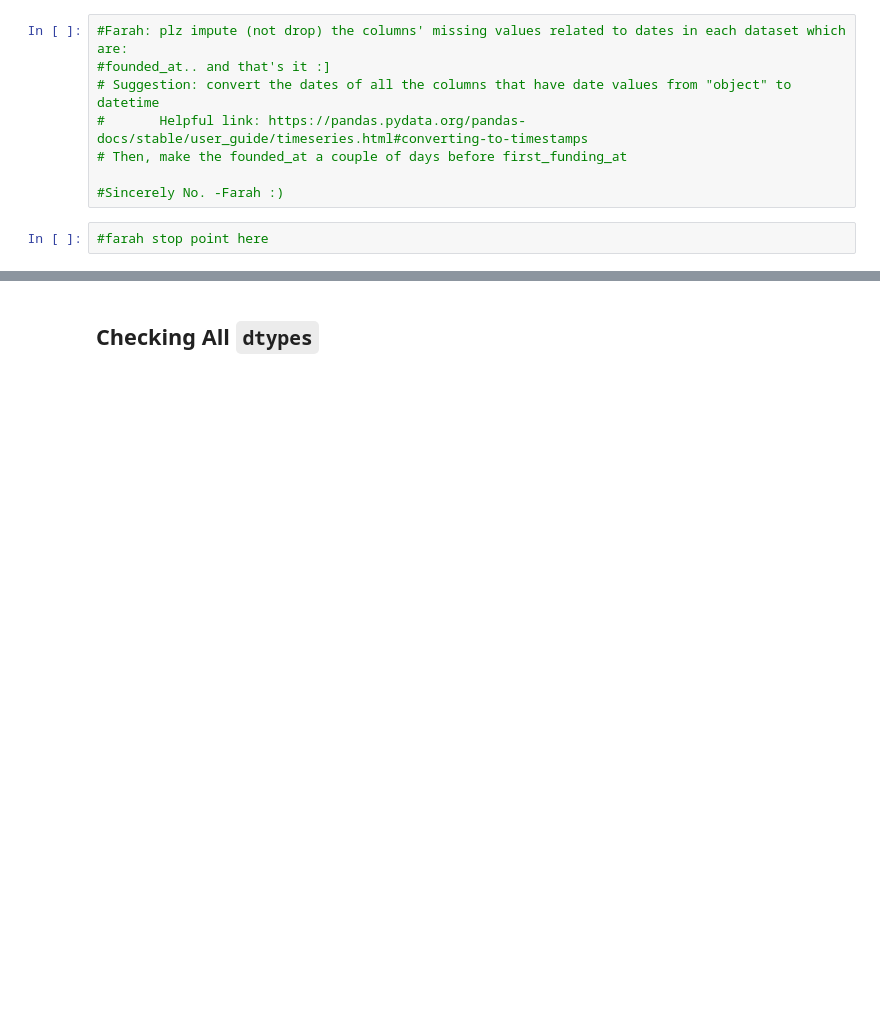
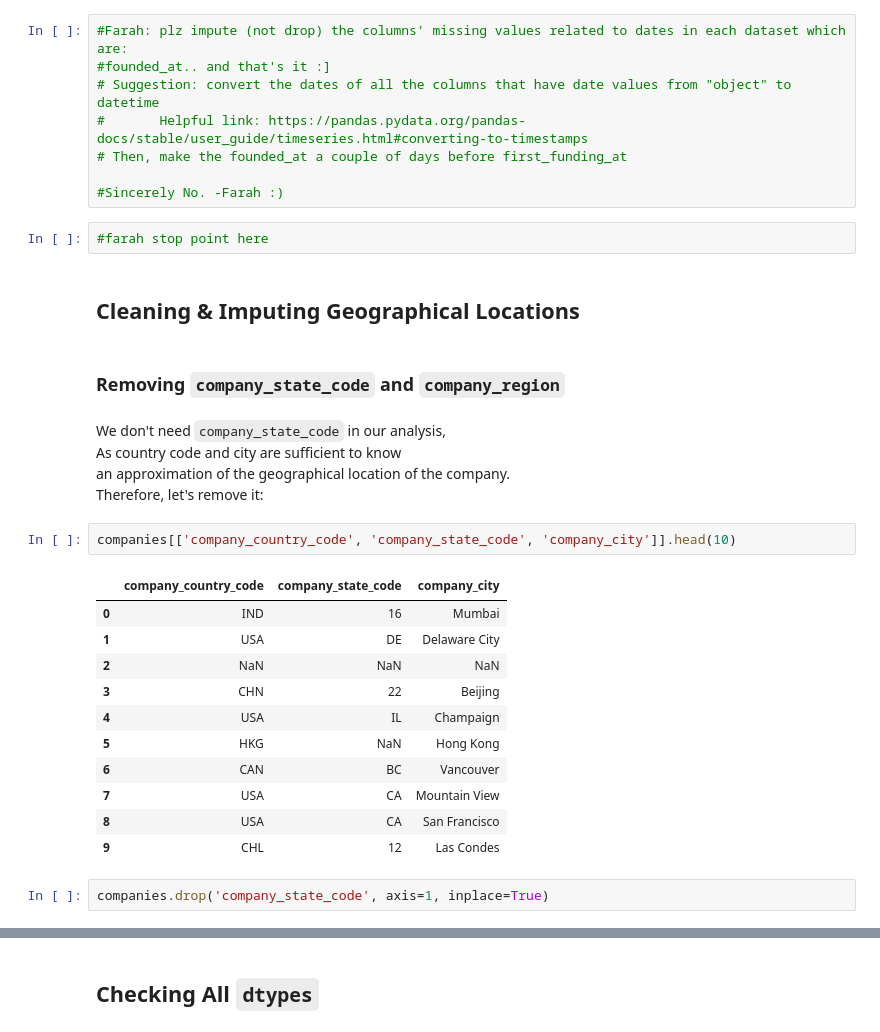
Before and after one commit to OdyAsh/StartupCompanies, a Jupyter notebook: Startup-Companies.ipynb, the cells around one changed output, grey strips where cells are left out. Saved outputs shown, nothing was run; the diff lists cells and outputs as text; blank space fills up the shorter version.

```diff
--- a/Startup-Companies.ipynb
+++ b/Startup-Companies.ipynb
@@ -518,3 +500,28 @@ dfAllNulls
 #Sincerely No. -Farah :)
 # %%
 #farah stop point here
+# %% [markdown]
+## Cleaning & Imputing Geographical Locations
+# %% [markdown]
+### Removing `company_state_code` and `company_region`
+# %% [markdown]
+We don't need `company_state_code` in our analysis, <br>
+As country code and city are sufficient to know <br>
+an approximation of the geographical location of the company. <br>
+Therefore, let's remove it:
+# %%
+companies[['company_country_code', 'company_state_code', 'company_city']].head(10)
+# %% [output]
+|  | company_country_code | company_state_code | company_city |
+| 0 | IND | 16 | Mumbai |
+| 1 | USA | DE | Delaware City |
+| 2 | NaN | NaN | NaN |
+| 3 | CHN | 22 | Beijing |
+| 4 | USA | IL | Champaign |
+| 5 | HKG | NaN | Hong Kong |
+| 6 | CAN | BC | Vancouver |
+| 7 | USA | CA | Mountain View |
+| 8 | USA | CA | San Francisco |
+| 9 | CHL | 12 | Las Condes |
+# %%
+companies.drop('company_state_code', axis=1, inplace=True)
```
Also changed, not shown: parts of 24 cells of this notebook.
